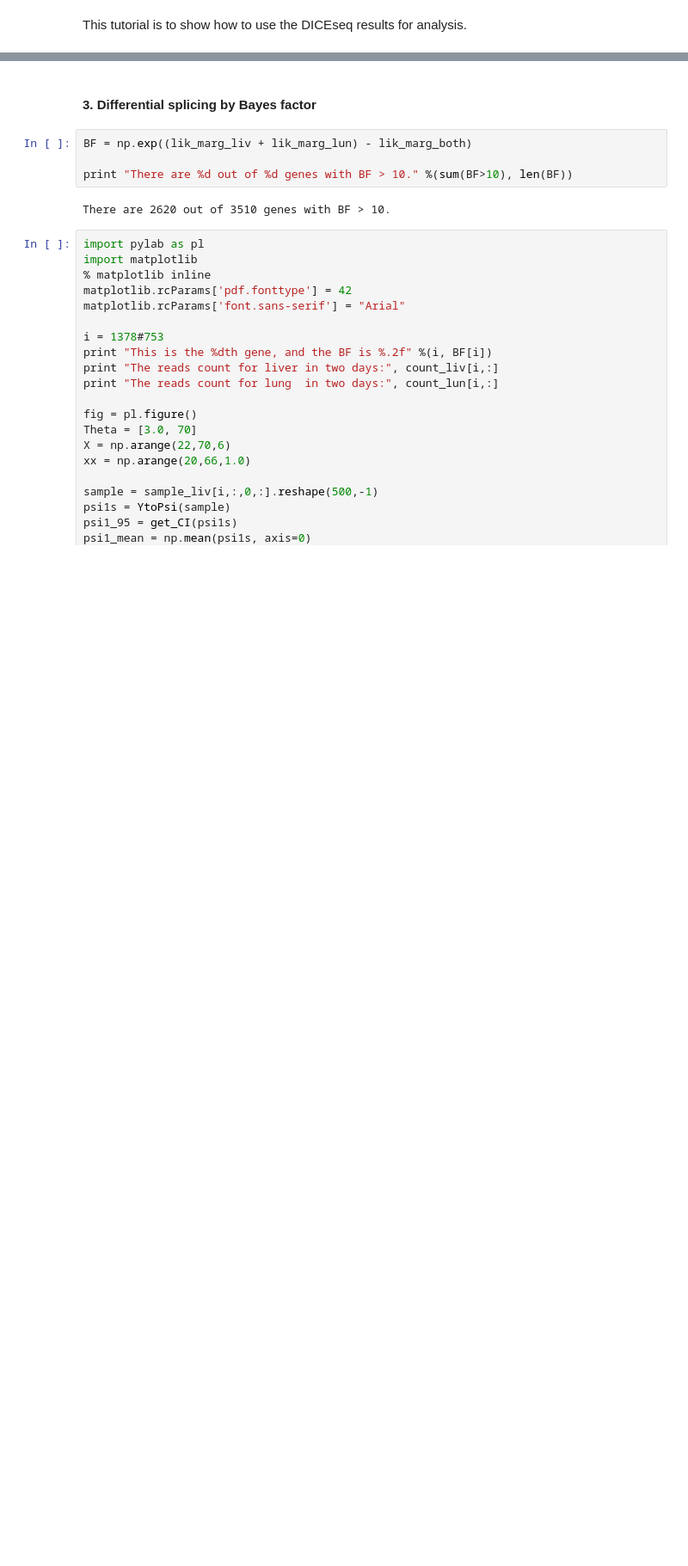
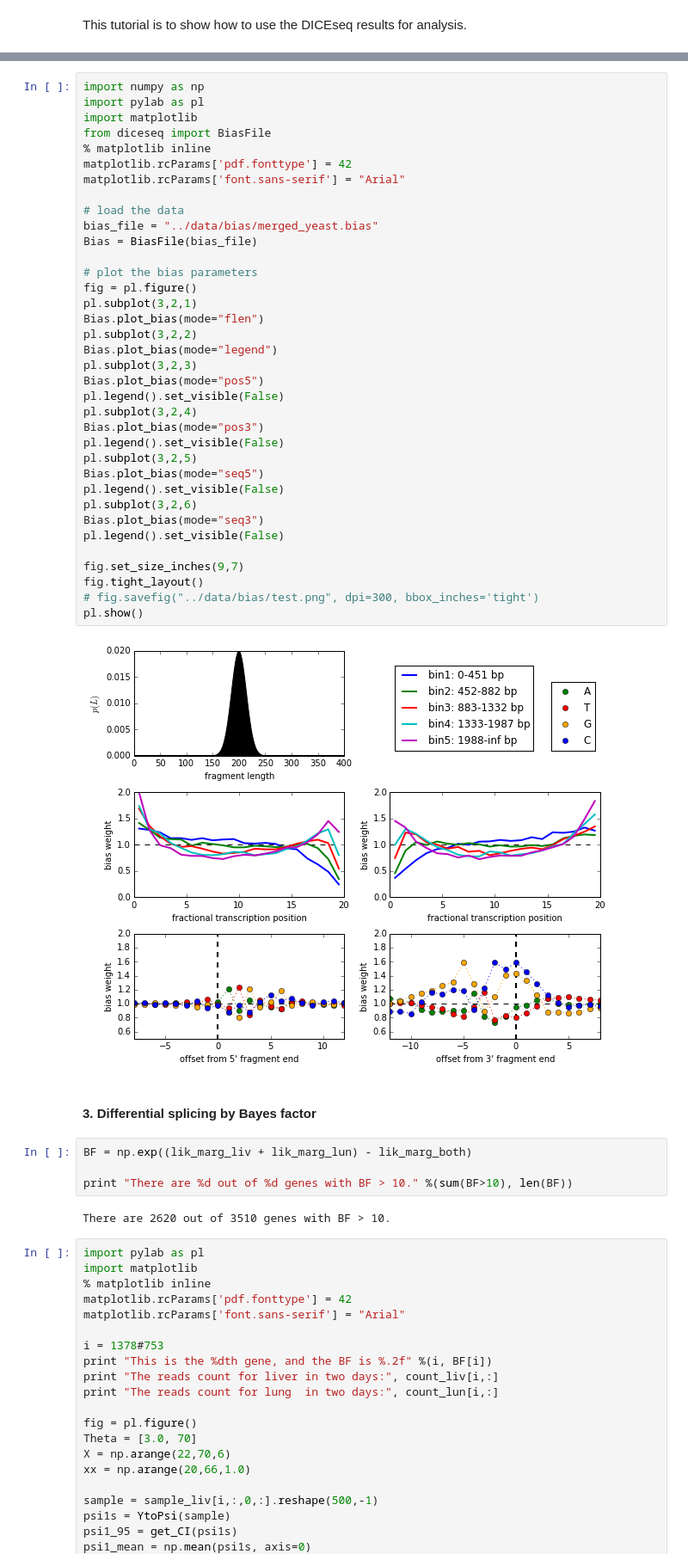
Before and after one commit to huangyh09/diceseq, a Jupyter notebook: tutorials/diceseq_tutorial.ipynb, the cells around one changed output, grey strips where cells are left out. Shown at 86% size. Cells and saved outputs as stored; diff of their text form; blank space fills up the shorter version.

```diff
--- a/tutorials/diceseq_tutorial.ipynb
+++ b/tutorials/diceseq_tutorial.ipynb
@@ -175,3 +42,41 @@ pl.show()
+# %%
+import numpy as np
+import pylab as pl
+import matplotlib
+from diceseq import BiasFile
+% matplotlib inline
+matplotlib.rcParams['pdf.fonttype'] = 42
+matplotlib.rcParams['font.sans-serif'] = "Arial"
+
+# load the data
+bias_file = "../data/bias/merged_yeast.bias"
+Bias = BiasFile(bias_file)
+
+# plot the bias parameters
+fig = pl.figure()
+pl.subplot(3,2,1)
+Bias.plot_bias(mode="flen")
+pl.subplot(3,2,2)
+Bias.plot_bias(mode="legend")
+pl.subplot(3,2,3)
+Bias.plot_bias(mode="pos5")
+pl.legend().set_visible(False)
+pl.subplot(3,2,4)
+Bias.plot_bias(mode="pos3")
+pl.legend().set_visible(False)
+pl.subplot(3,2,5)
+Bias.plot_bias(mode="seq5")
+pl.legend().set_visible(False)
+pl.subplot(3,2,6)
+Bias.plot_bias(mode="seq3")
+pl.legend().set_visible(False)
+
+fig.set_size_inches(9,7)
+fig.tight_layout()
+# fig.savefig("../data/bias/test.png", dpi=300, bbox_inches='tight')
+pl.show()
+# %% [output]
+[figure, added]
 # %% [markdown]
 #### 3. Differential splicing by Bayes factor
 # %%
```
Also changed, not shown: parts of 10 cells of this notebook, 41 other files.
